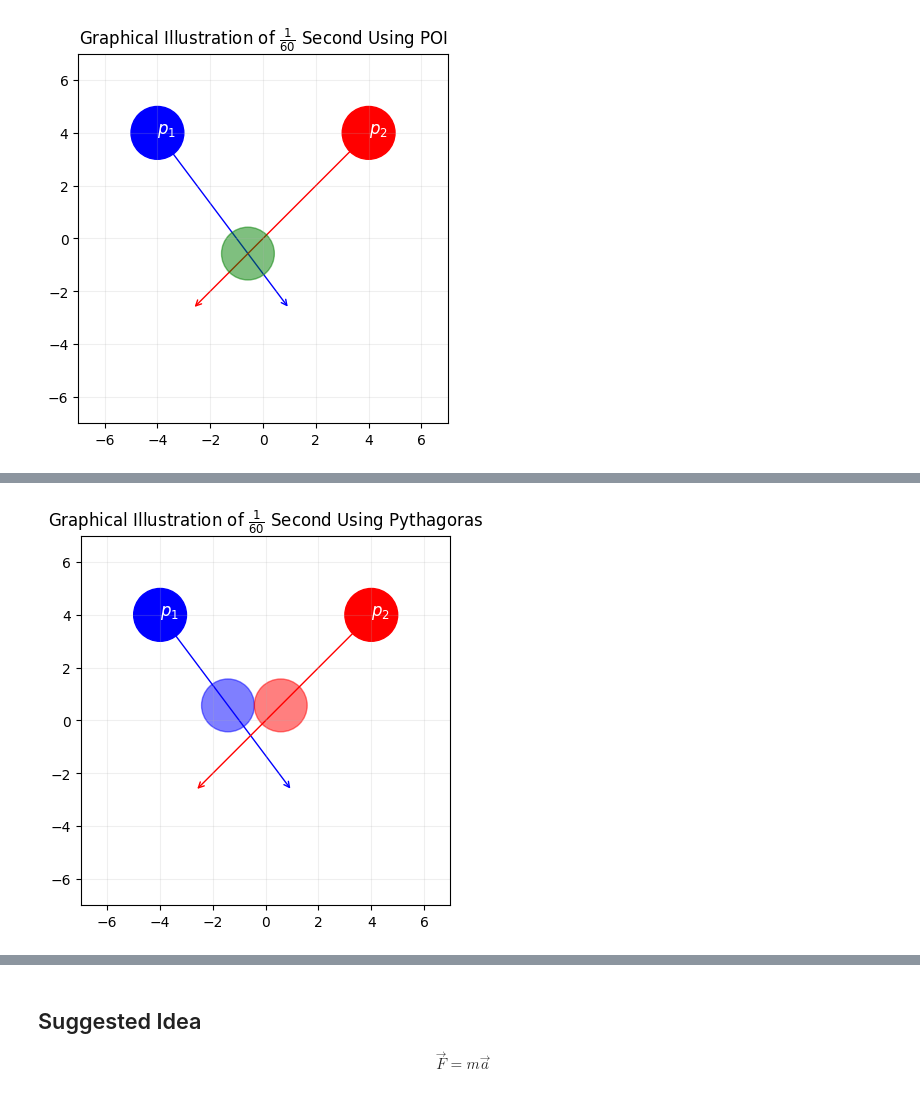
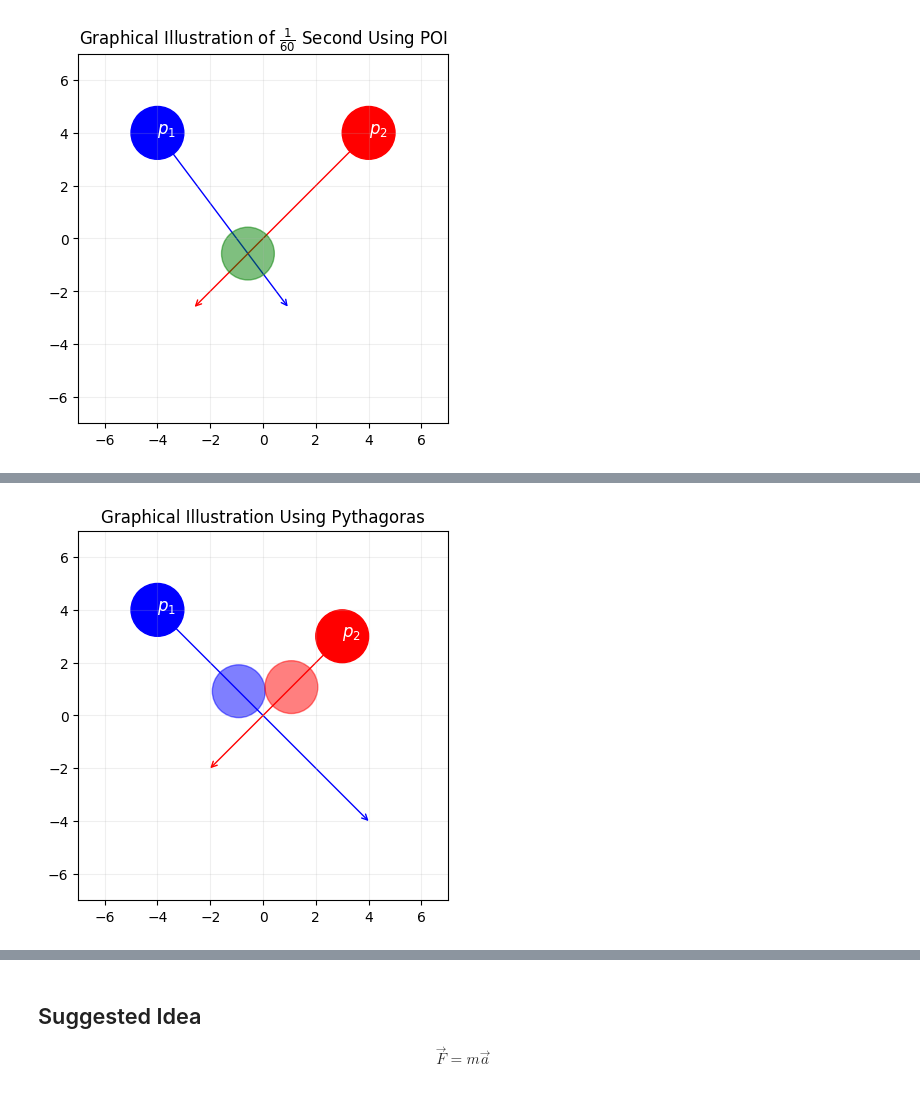
Before and after one commit to DestinEcarma/t-ccd-prototype, a Jupyter notebook: src/note.ipynb, the cells around one changed output, grey strips where cells are left out. Saved outputs shown, nothing was run; the diff lists cells and outputs as text; code cells hidden in the pictures.

Commit message:
feat: added elastic collision and improve some statements

```diff
--- a/src/note.ipynb
+++ b/src/note.ipynb
@@ -213,58 +222,59 @@ import matplotlib.pyplot as plt
 # Particle size
 radii = 1
 
-# First frame out of 60 frames
-ft = 1 / 60
+# Seconds
+ft = 1
 
 # Initial position of particle 1
-p1 = (-4.0, 4.0)
-v1 = (300.0, -400.0)
+p1 = np.array((-4.0, 4.0))
+v1 = np.array((8, -8))
 
 # Initial position of particle 2
-p2 = (4.0, 4.0)
-v2 = (-400.0, -400.0)
+p2 = np.array((3.0, 3.0))
+v2 = np.array((-5.0, -5.0))
 
 # Radius velocity of particle 1
-r1 = (p1[0] + v1[0] * ft, p1[1] + v1[1] * ft)
+r1 = p1 + v1 * ft
 
 # Radius velocity of particle 2
-r2 = (p2[0] + v2[0] * ft, p2[1] + v2[1] * ft)
+r2 = p2 + v2 * ft
 
 # Delta position
-dp = (p2[0] - p1[0], p2[1] - p1[1])
+dp = p2 - p1
 # Delta velocity
-dv = (v2[0] - v1[0], v2[1] - v1[1])
+dv = v2 - v1
 
 a = dv[0] ** 2 + dv[1] ** 2
 b = 2 * (dp[0] * dv[0] + dp[1] * dv[1])
 c = dp[0] ** 2 + dp[1] ** 2 - (radii + radii) ** 2
 
-t = min((-b + np.sqrt(b ** 2 - 4 * a * c)) / (2 * a), (-b - np.sqrt(b ** 2 - 4 * a * c)) / (2 * a))
+if (b ** 2 - 4 * a * c >= 0):
+    t = min((-b + np.sqrt(b ** 2 - 4 * a * c)) / (2 * a), (-b - np.sqrt(b ** 2 - 4 * a * c)) / (2 * a))
 
-# Point of collision for particle 1
-c1 = (p1[0] + v1[0] * t, p1[1] + v1[1] * t)
-# point of collision for particle 2
-c2 = (p2[0] + v2[0] * t, p2[1] + v2[1] * t)
+    # Point of collision for particle 1
+    c1 = p1 + v1 * t
+    # point of collision for particle 2
+    c2 = p2 + v2 * t
 
-plt.gca().add_patch(plt.Circle(c1, radii, color="blue", alpha=0.5))
-plt.gca().add_patch(plt.Circle(c2, radii, color="red", alpha=0.5))
+    plt.gca().add_patch(plt.Circle(c1, radii, color="blue", alpha=0.5))
+    plt.gca().add_patch(plt.Circle(c2, radii, color="red", alpha=0.5))
 
-plt.title(r"Graphical Illustration of $\frac{1}{60}$ Second Using Pythagoras")
+plt.title(r"Graphical Illustration Using Pythagoras")
 
 plt.gca().add_patch(plt.Circle(p1, radii, color="blue"))
-plt.annotate(r"$p_1$", (p1[0], p1[1]), color="white", fontsize=12)
+plt.annotate(r"$p_1$", p1, color="white", fontsize=12)
 
 plt.gca().add_patch(plt.Circle(p2, radii, color="red"))
-plt.annotate(r"$p_2$", (p2[0], p2[1]), color="white", fontsize=12)
+plt.annotate(r"$p_2$", p2, color="white", fontsize=12)
 
-plt.annotate("", xy=p1, xytext=(r1[0], r1[1]), arrowprops=dict(arrowstyle="<-", color="blue", lw=1), zorder=0)
-plt.annotate("", xy=p2, xytext=(r2[0], r2[1]), arrowprops=dict(arrowstyle="<-", color="red", lw=1), zorder=0)
+plt.annotate("", xytext=p1, xy=r1, arrowprops=dict(arrowstyle="->", color="blue", lw=1, shrinkB=0), zorder=0)
+plt.annotate("", xytext=p2, xy=r2, arrowprops=dict(arrowstyle="->", color="red", lw=1, shrinkB=0), zorder=0)
 
 plt.xlim(-7, 7)
 plt.ylim(-7, 7)
 plt.gca().set_aspect("equal")
 
 plt.grid(alpha=0.2)
 plt.show()
 # %% [output]
-[figure, old version]
+[figure, new version]
```
Also changed, not shown: parts of 5 cells of this notebook.
